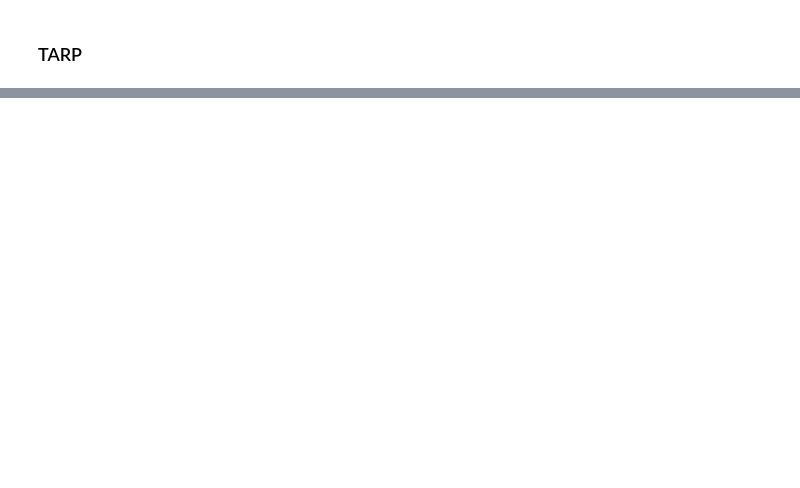
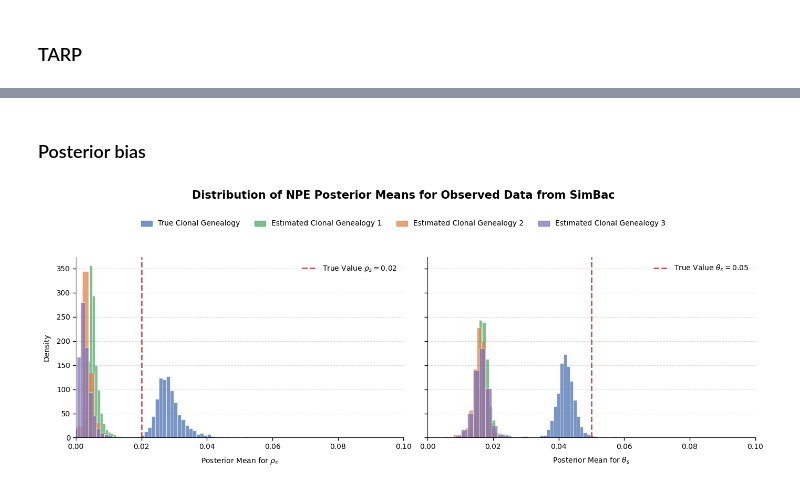
Before and after one commit to haochu-liu/likelihood-free, a Jupyter notebook: python/local_recomb_mutate_SimBac.ipynb, the cells around one changed output, grey strips where cells are left out. Drawn from its saved outputs; the diff is of its cells as text; code cells hidden in the pictures; blank space fills up the shorter version.

Commit message:
local recomb simbac postmean

```diff
--- a/python/local_recomb_mutate_SimBac.ipynb
+++ b/python/local_recomb_mutate_SimBac.ipynb
@@ -261,3 +269,21 @@ X = torch.linalg.solve_triangular(A, B). (Triggered internally at C:\actions-run
+# %%
+theta_post_1 = np.full((x_obs_torch.shape[0], num_posterior_samples, 3), np.nan)
+for i in range(x_obs_torch.shape[0]):
+    theta_post_torch = posterior1.sample((num_posterior_samples,), x=x_obs_torch[i, :],
+                                         show_progress_bars=False, reject_outside_prior=False)
+    theta_post_1[i, :, :] = theta_post_torch.cpu().detach().numpy()
+# %%
+theta_post_2 = np.full((x_obs_torch.shape[0], num_posterior_samples, 3), np.nan)
+for i in range(x_obs_torch.shape[0]):
+    theta_post_torch = posterior2.sample((num_posterior_samples,), x=x_obs_torch[i, :],
+                                         show_progress_bars=False, reject_outside_prior=False)
+    theta_post_2[i, :, :] = theta_post_torch.cpu().detach().numpy()
+# %%
+theta_post_3 = np.full((x_obs_torch.shape[0], num_posterior_samples, 3), np.nan)
+for i in range(x_obs_torch.shape[0]):
+    theta_post_torch = posterior3.sample((num_posterior_samples,), x=x_obs_torch[i, :],
+                                         show_progress_bars=False, reject_outside_prior=False)
+    theta_post_3[i, :, :] = theta_post_torch.cpu().detach().numpy()
 # %% [markdown]
 ### SBC
 # %%
@@ -460,0 +422,2 @@ plt.show()
+# %% [markdown]
+### Posterior bias
@@ -460,0 +426,58 @@ plt.show()
+# %%
+fig, axes = plt.subplots(1, 2, figsize=(14, 5.5), sharey=True)
+fig.suptitle('Distribution of NPE Posterior Means for Observed Data from SimBac',
+             fontsize=15, fontweight='bold', y=0.98)
+
+rho_posterior_means = np.mean(theta_post[:, :, 0], axis=1)
+theta_posterior_means = np.mean(theta_post[:, :, 1], axis=1)
+
+rho_posterior_means_1 = np.mean(theta_post_1[:, :, 0], axis=1)
+theta_posterior_means_1 = np.mean(theta_post_1[:, :, 1], axis=1)
+
+rho_posterior_means_2 = np.mean(theta_post_2[:, :, 0], axis=1)
+theta_posterior_means_2 = np.mean(theta_post_2[:, :, 1], axis=1)
+
+rho_posterior_means_3 = np.mean(theta_post_3[:, :, 0], axis=1)
+theta_posterior_means_3 = np.mean(theta_post_3[:, :, 1], axis=1)
+
+axes[0].hist(rho_posterior_means, bins=30, density=True, alpha=0.75, color='#4C72B0', edgecolor='white', linewidth=0.5)
+axes[0].hist(rho_posterior_means_1, bins=30, density=True, alpha=0.75, color='#55A868', edgecolor='white', linewidth=0.5)
+axes[0].hist(rho_posterior_means_2, bins=30, density=True, alpha=0.75, color='#DD8452', edgecolor='white', linewidth=0.5)
+axes[0].hist(rho_posterior_means_3, bins=30, density=True, alpha=0.75, color='#8172B3', edgecolor='white', linewidth=0.5)
+axes[0].axvline(x=0.02, color='#C44E52', linestyle='--', linewidth=2, label=r'True Value $\rho_s = 0.02$')
+
+axes[0].set_xlabel(r'Posterior Mean for $\rho_s$', labelpad=8)
+axes[0].set_ylabel('Density', labelpad=8)
+axes[0].set_xlim(0, 0.1)
+
+axes[1].hist(theta_posterior_means, bins=30, density=True, alpha=0.75, color='#4C72B0', edgecolor='white', linewidth=0.5)
+axes[1].hist(theta_posterior_means_1, bins=30, density=True, alpha=0.75, color='#55A868', edgecolor='white', linewidth=0.5)
+axes[1].hist(theta_posterior_means_2, bins=30, density=True, alpha=0.75, color='#DD8452', edgecolor='white', linewidth=0.5)
+axes[1].hist(theta_posterior_means_3, bins=30, density=True, alpha=0.75, color='#8172B3', edgecolor='white', linewidth=0.5)
+axes[1].axvline(x=0.05, color='#C44E52', linestyle='--', linewidth=2, label=r'True Value $\theta_s = 0.05$')
+
+axes[1].set_xlabel(r'Posterior Mean for $\theta_s$', labelpad=8)
+axes[1].set_xlim(0, 0.1)
+
+legend_handles = [
+    mpatches.Patch(color='#4C72B0', alpha=0.75, label='True Clonal Genealogy'),
+    mpatches.Patch(color='#55A868', alpha=0.75, label='Estimated Clonal Genealogy 1'),
+    mpatches.Patch(color='#DD8452', alpha=0.75, label='Estimated Clonal Genealogy 2'),
+    mpatches.Patch(color='#8172B3', alpha=0.75, label='Estimated Clonal Genealogy 3')
+]
+
+fig.legend(handles=legend_handles, loc='upper center', bbox_to_anchor=(0.5, 0.90),
+           ncol=4, frameon=False, handlelength=1.5, columnspacing=2)
+
+for ax in axes:
+    ax.legend(loc='upper right', frameon=False)
+    ax.spines['top'].set_visible(False)
+    ax.spines['right'].set_visible(False)
+    ax.tick_params(axis='both', which='both', length=4, width=1)
+    ax.grid(axis='y', linestyle='--', alpha=0.3, color='gray')
+
+plt.tight_layout(rect=[0, 0, 1, 0.84])
+plt.savefig('../output/simbac_bias_estimated_tree.pdf', format='pdf', bbox_inches='tight', dpi=300)
+plt.show()
+# %% [output]
+[figure, added]
```
Also changed, not shown: parts of 14 cells of this notebook.
